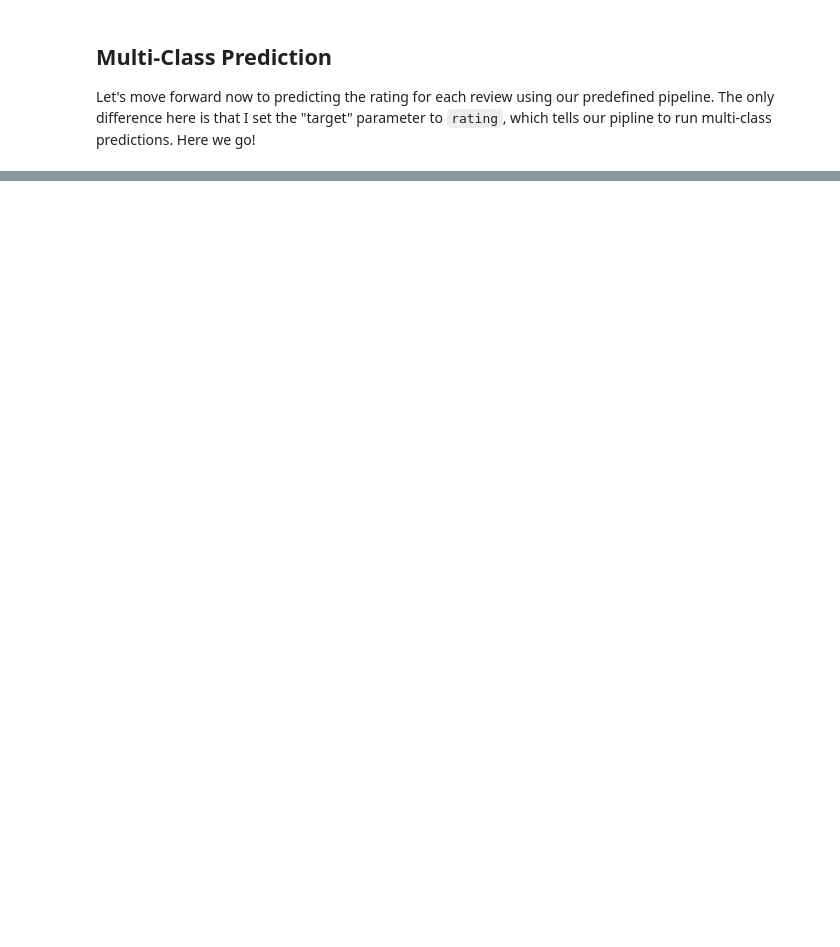
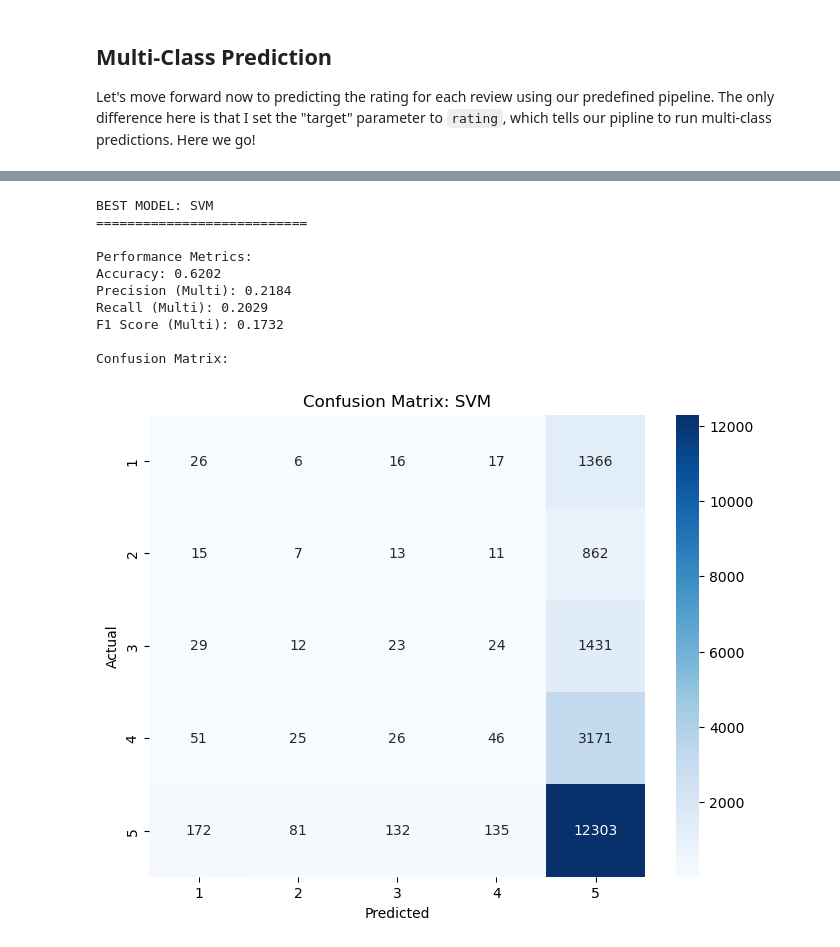
Before and after one commit to sm110101/portfolio_site, a Jupyter notebook: technical-details/supervised-learning/main.ipynb, the cells around one changed output, grey strips where cells are left out. Saved outputs shown, nothing was run; the diff lists cells and outputs as text; code cells hidden in the pictures; blank space fills up the shorter version.

Commit message:
Pushing changes made to supervised learning section (initial draft of classification section, start of regression section). Also added sources to references.bib and included a case in llm-usage-log

```diff
--- a/technical-details/supervised-learning/main.ipynb
+++ b/technical-details/supervised-learning/main.ipynb
@@ -580,0 +651,21 @@ mult_class_tfidf = classification(
+# %%
+# Predicting rating using only vote, verified, and product_id
+mult_class_three_features = classification(
+    df=reviews_tfidf,
+    target="rating",
+    selected_features=['vote','verified','product_id'],
+    include_tfidf=False,
+    show_confusion_matrix=True
+)
+# %% [output]
+BEST MODEL: SVM
+===========================
+
+Performance Metrics:
+Accuracy: 0.6202
+Precision (Multi): 0.2184
+Recall (Multi): 0.2029
+F1 Score (Multi): 0.1732
+
+Confusion Matrix:
+[figure, added]
```
Also changed, not shown: parts of 32 cells of this notebook, 10 other files.
